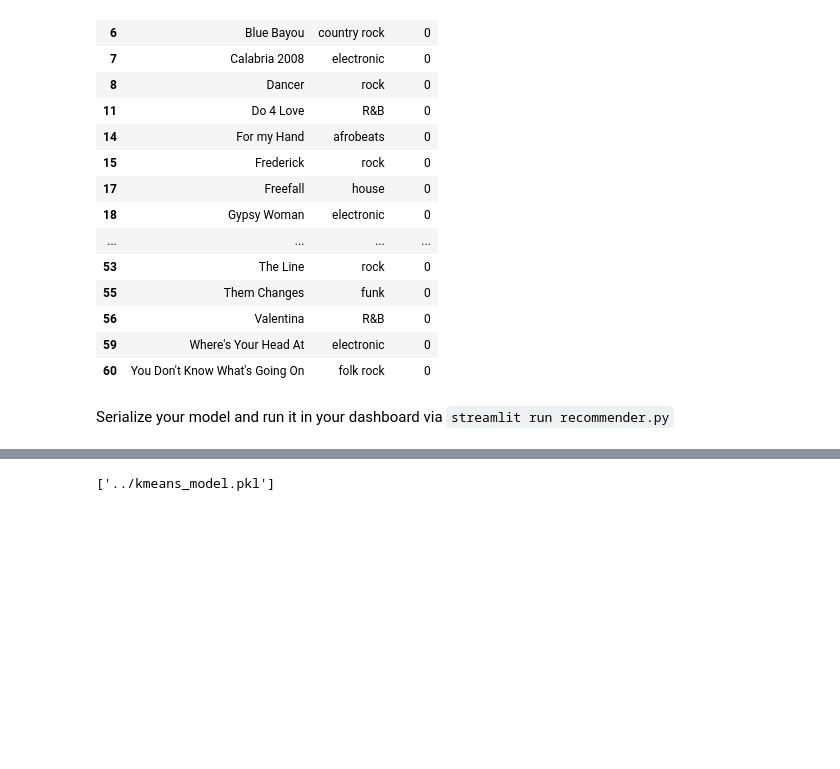
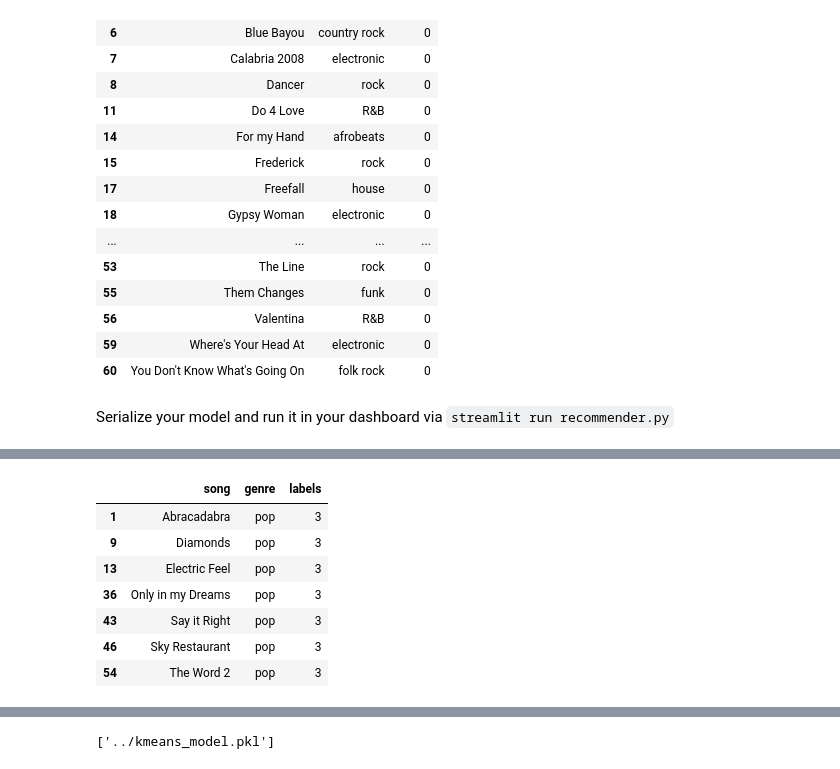
Before and after one commit to tali0n-git/music_recommender, a Jupyter notebook: notebooks/clustering.ipynb, the cells around one changed output, grey strips where cells are left out. Cells and saved outputs as stored; diff of their text form; code cells hidden in the pictures; blank space fills up the shorter version.

```diff
--- a/notebooks/clustering.ipynb
+++ b/notebooks/clustering.ipynb
@@ -119,0 +144,11 @@ Serialize your model and run it in your dashboard via `streamlit run recommender
+# %%
+labeled_music[labeled_music["labels"] == 3]
+# %% [output]
+|  | song | genre | labels |
+| 1 | Abracadabra | pop | 3 |
+| 9 | Diamonds | pop | 3 |
+| 13 | Electric Feel | pop | 3 |
+| 36 | Only in my Dreams | pop | 3 |
+| 43 | Say it Right | pop | 3 |
+| 46 | Sky Restaurant | pop | 3 |
+| 54 | The Word 2 | pop | 3 |
```
Also changed, not shown: parts of 5 cells of this notebook, 2 other files.
